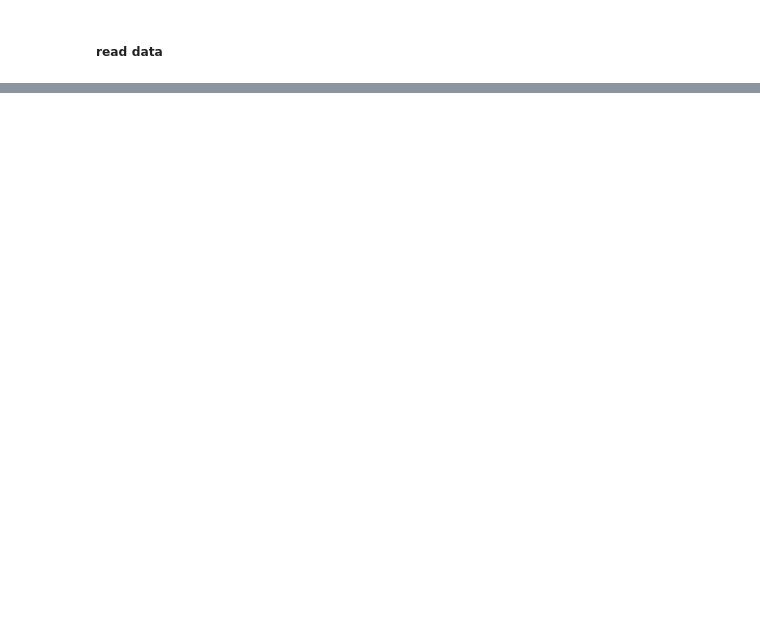
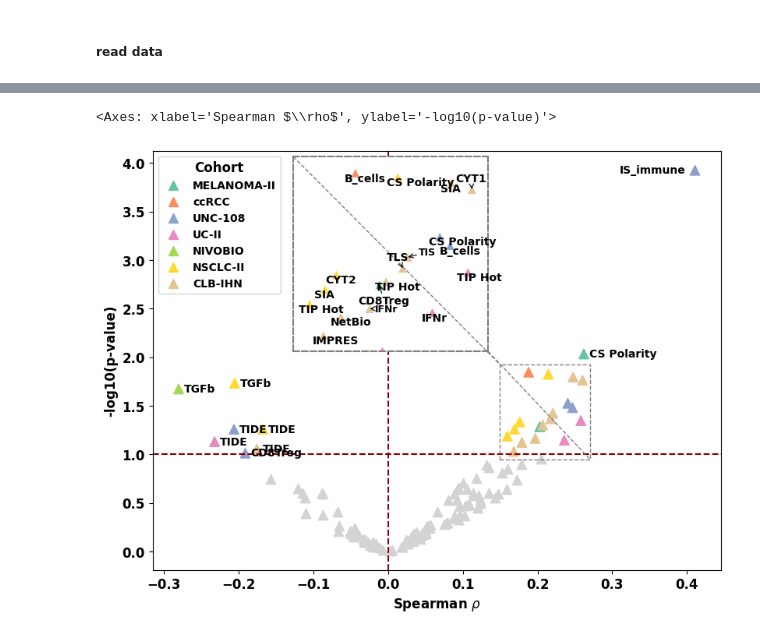
Before and after one commit to qiluzhou/TMEscore_review, a Jupyter notebook: codes.ipynb, the cells around one changed output, grey strips where cells are left out. Cells and saved outputs as stored; diff of their text form; code cells hidden in the pictures; blank space fills up the shorter version.

```diff
--- a/codes.ipynb
+++ b/codes.ipynb
@@ -598,0 +512,12 @@ Passing `palette` without assigning `hue` is deprecated and will be removed in v
+# %%
+data_list = [vath_data1, ccrcc_data1, unc108_data1, urothelial_met_data1, foy_nsclc_data1, ravi_data1, foy_hnscc_data1]
+name_list = ['MELANOMA-II', 'ccRCC', 'UNC-108', 'UC-II', 'NIVOBIO', 'NSCLC-II', 'CLB-IHN']
+
+## compute Mann-Whitney U test for individual cohorts
+volcano_results = {}
+for data, name in zip(data_list, name_list):
+    volcano_results[name] = mwu_test(data, score_cols)
+mwu_results_df = pd.concat(volcano_results, axis=0).reset_index()
+mwu_results_df1 = mwu_results_df.rename(columns = {'level_0': 'cohort'})
+mwu_results_df1 = mwu_results_df1.drop(columns = ['level_1'])
+mwu_results_df1['neglog_p'] = -np.log10(mwu_results_df1['p_value'])
@@ -598,0 +701,7 @@ Passing `palette` without assigning `hue` is deprecated and will be removed in v
+# %%
+fig2_3, ax2_3 = plt.subplots(figsize=(8, 6), constrained_layout=True)
+
+volcano_mwu(ax2_3)
+# %% [output]
+<Axes: xlabel='Spearman $\\rho$', ylabel='-log10(p-value)'>
+[figure, added]
```
Also changed, not shown: parts of 49 cells of this notebook.
